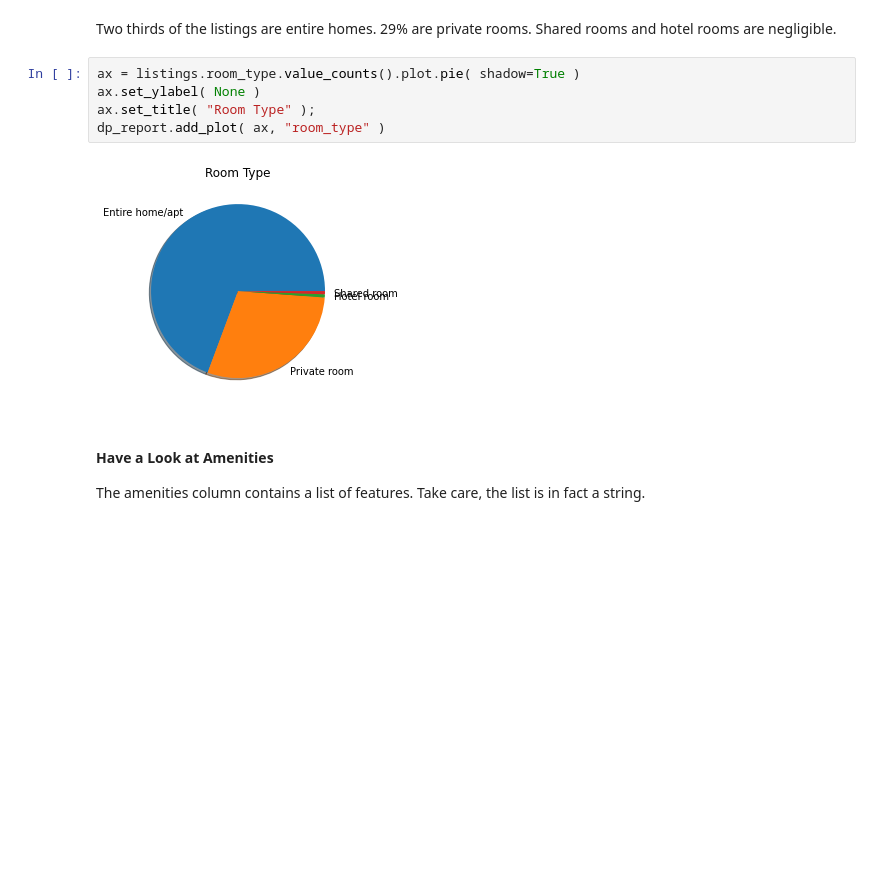
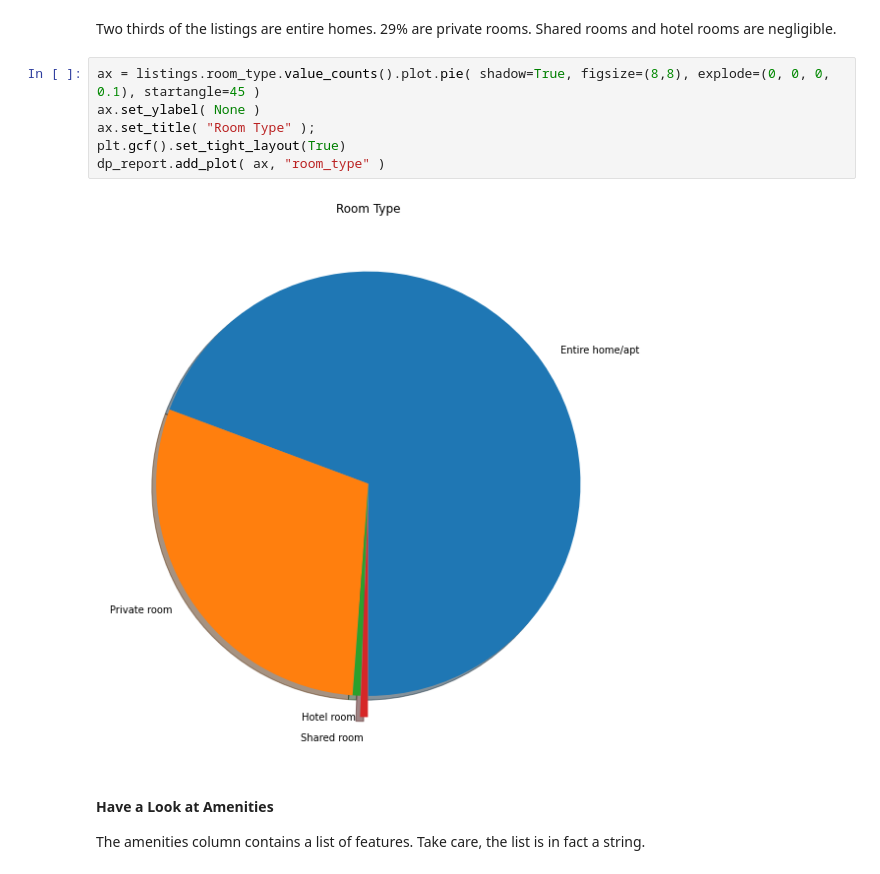
Before and after one commit to dchkeller/airbnbcase, a Jupyter notebook: airbnbcase.ipynb, the cells around one changed output. Cells and saved outputs as stored; diff of their text form; blank space fills up the shorter version.

Commit message:
improved some plots

```diff
--- a/airbnbcase.ipynb
+++ b/airbnbcase.ipynb
@@ -253,12 +253,13 @@ Name: room_type, dtype: float64
 # %% [markdown]
 Two thirds of the listings are entire homes. 29% are private rooms. Shared rooms and hotel rooms are negligible.
 # %%
-ax = listings.room_type.value_counts().plot.pie( shadow=True )
+ax = listings.room_type.value_counts().plot.pie( shadow=True, figsize=(8,8), explode=(0, 0, 0, 0.1), startangle=45 )
 ax.set_ylabel( None )
 ax.set_title( "Room Type" );
+plt.gcf().set_tight_layout(True)
 dp_report.add_plot( ax, "room_type" )
 # %% [output]
-[figure, old version]
+[figure, new version]
 # %% [markdown]
 #### Have a Look at Amenities
 
```
Also changed, not shown: parts of 7 cells of this notebook.
